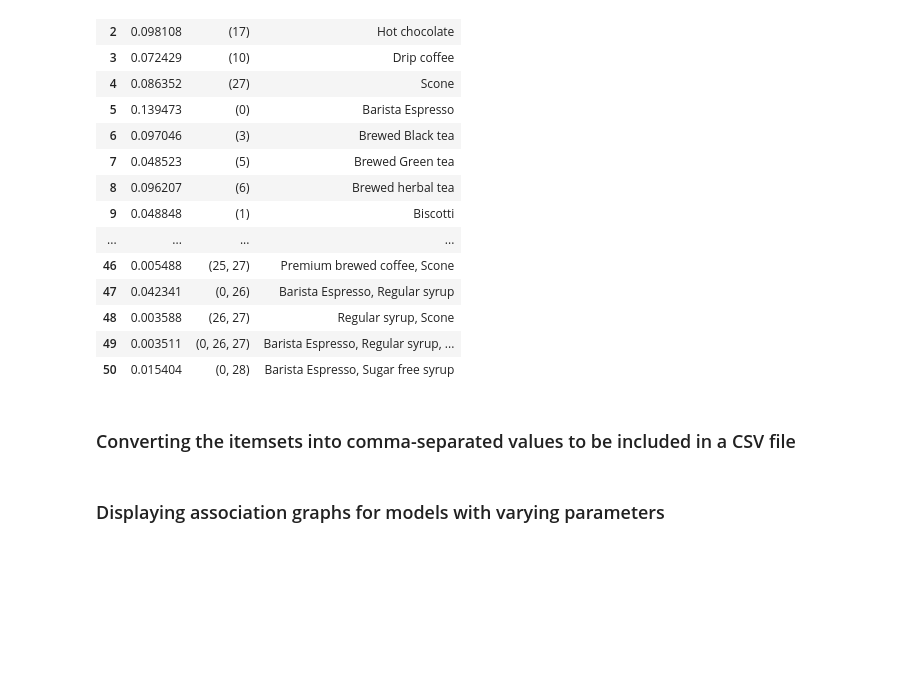
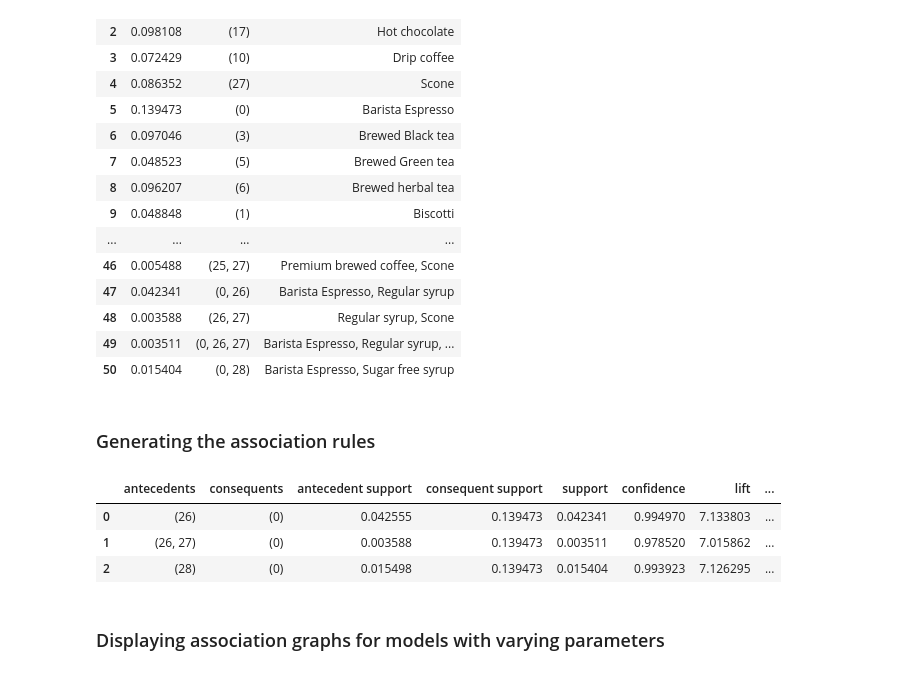
Before and after one commit to stylish-pawmy/coffee-basket-analyzer, a Jupyter notebook: notebooks/1.01-ated-association.ipynb, the cells around one changed output. Saved outputs shown, nothing was run; the diff lists cells and outputs as text; code cells hidden in the pictures; blank space fills up the shorter version.

Commit message:
added association rules for fpgrowth

```diff
--- a/notebooks/1.01-ated-association.ipynb
+++ b/notebooks/1.01-ated-association.ipynb
@@ -263,10 +259,16 @@ itemsets
 | 48 | 0.003588 | (26, 27) | Regular syrup, Scone |
 | 49 | 0.003511 | (0, 26, 27) | Barista Espresso, Regular syrup, ... |
 | 50 | 0.015404 | (0, 28) | Barista Espresso, Sugar free syrup |
-# %% [markdown]
-### Converting the itemsets into comma-separated values to be included in a CSV file
-# %%
-itemsets['itemsets'] = itemsets['itemsets'].apply(lambda x: ", ".join([str(item) for item in x]))
+# %% [markdown]
+### Generating the association rules
+# %%
+fpgrowth_rules = association_rules(itemsets, len(df), metric="confidence", min_threshold=0.7)
+fpgrowth_rules
+# %% [output]
+|  | antecedents | consequents | antecedent support | consequent support | support | confidence | lift | ... |
+| 0 | (26) | (0) | 0.042555 | 0.139473 | 0.042341 | 0.994970 | 7.133803 | ... |
+| 1 | (26, 27) | (0) | 0.003588 | 0.139473 | 0.003511 | 0.978520 | 7.015862 | ... |
+| 2 | (28) | (0) | 0.015498 | 0.139473 | 0.015404 | 0.993923 | 7.126295 | ... |
 # %% [markdown]
 ### Displaying association graphs for models with varying parameters
 # %%
```
Also changed, not shown: parts of 5 cells of this notebook, 3 other files.
